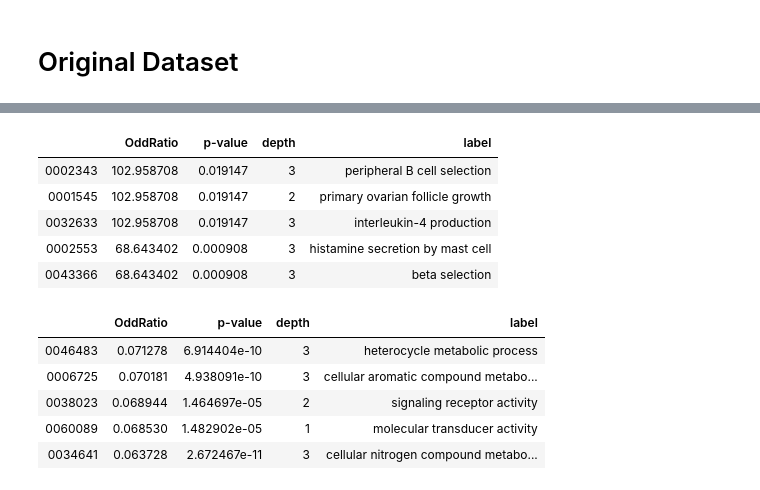
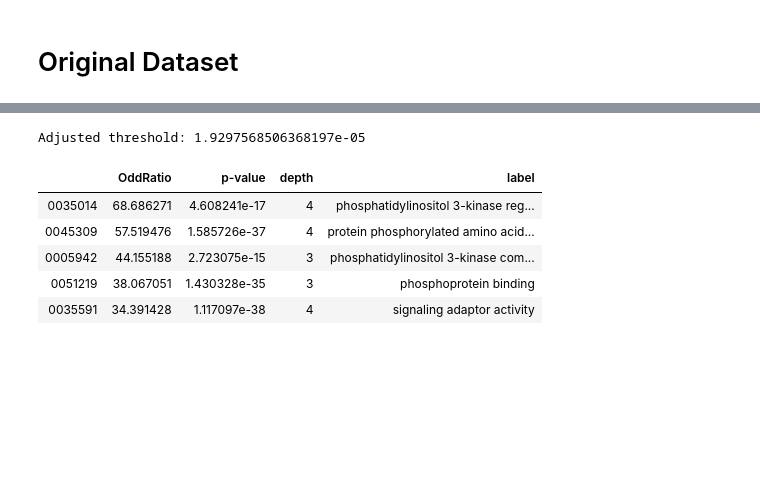
Before and after one commit to Mmiglio/BiologicalData, a Jupyter notebook: code/part2/GeneOntology.ipynb, the cells around one changed output, grey strips where cells are left out. Saved outputs shown, nothing was run; the diff lists cells and outputs as text; code cells hidden in the pictures; blank space fills up the shorter version.

```diff
--- a/code/part2/GeneOntology.ipynb
+++ b/code/part2/GeneOntology.ipynb
@@ -66,21 +66,22 @@ result.head()
+# %%
+# Bonferroni correction
+# adjust threshold based on the numbe of tests
+# http://www.biostathandbook.com/multiplecomparisons.html
+alpha = 0.05
+m = result_fisher.shape[0]
+adjusted_threshold = alpha/m
+print("Adjusted threshold: {}".format(adjusted_threshold))
+# %% [output]
+Adjusted threshold: 1.9297568506368197e-05
 # %%
 # filter by depth
-filter_terms = (result_fisher["depth"] <= 3) & (result_fisher["p-value"] <= 0.05)
+filter_terms = (result_fisher["depth"] <= 4) & (result_fisher["p-value"] <= adjusted_threshold)
 
 result_fisher[filter_terms].head()
 # %% [output]
 |  | OddRatio | p-value | depth | label |
-| 0002343 | 102.958708 | 0.019147 | 3 | peripheral B cell selection |
-| 0001545 | 102.958708 | 0.019147 | 2 | primary ovarian follicle growth |
-| 0032633 | 102.958708 | 0.019147 | 3 | interleukin-4 production |
-| 0002553 | 68.643402 | 0.000908 | 3 | histamine secretion by mast cell |
-| 0043366 | 68.643402 | 0.000908 | 3 | beta selection |
+| 0035014 | 68.686271 | 4.608241e-17 | 4 | phosphatidylinositol 3-kinase reg... |
+| 0045309 | 57.519476 | 1.585726e-37 | 4 | protein phosphorylated amino acid... |
+| 0005942 | 44.155188 | 2.723075e-15 | 3 | phosphatidylinositol 3-kinase com... |
+| 0051219 | 38.067051 | 1.430328e-35 | 3 | phosphoprotein binding |
+| 0035591 | 34.391428 | 1.117097e-38 | 4 | signaling adaptor activity |
-# %%
-result_fisher[filter_terms].tail()
-# %% [output]
-|  | OddRatio | p-value | depth | label |
-| 0046483 | 0.071278 | 6.914404e-10 | 3 | heterocycle metabolic process |
-| 0006725 | 0.070181 | 4.938091e-10 | 3 | cellular aromatic compound metabo... |
-| 0038023 | 0.068944 | 1.464697e-05 | 2 | signaling receptor activity |
-| 0060089 | 0.068530 | 1.482902e-05 | 1 | molecular transducer activity |
-| 0034641 | 0.063728 | 2.672467e-11 | 3 | cellular nitrogen compound metabo... |
```
Also changed, not shown: parts of 4 cells of this notebook, 1 other file.
